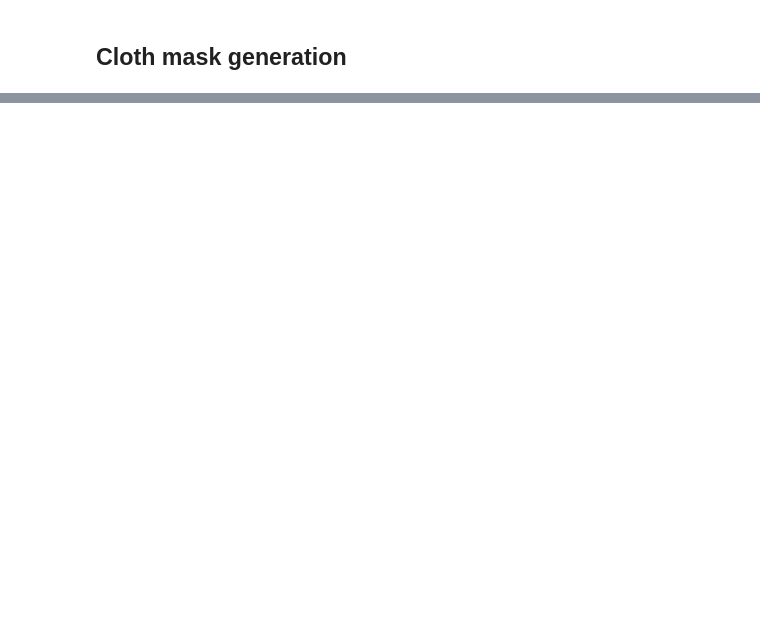
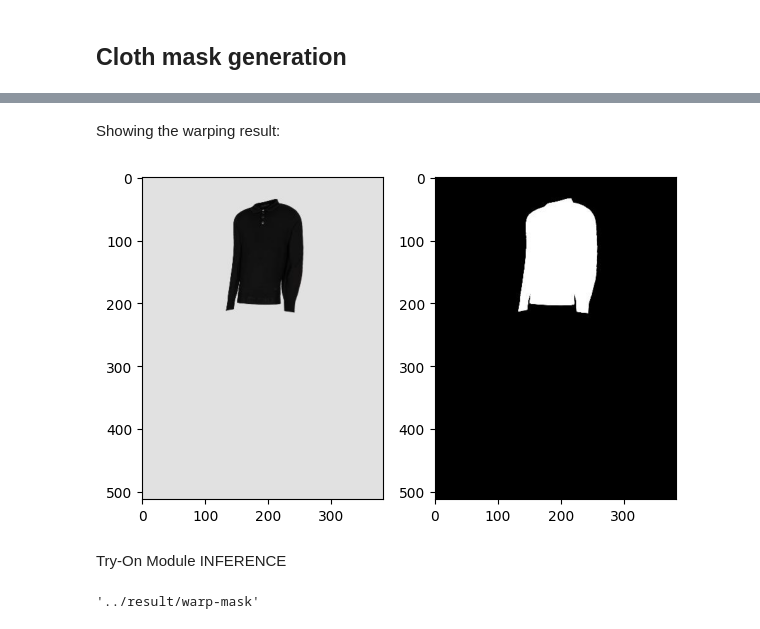
Before and after one commit to felicia-puzone/virtual-try-on-app, a Jupyter notebook: Inference_pipeline_presentation.ipynb, the cells around one changed output, grey strips where cells are left out. Cells and saved outputs as stored; diff of their text form; code cells hidden in the pictures; blank space fills up the shorter version.

Commit message:
added test for cpvton+, fix test, upgrading jupyter nb

```diff
--- a/Inference_pipeline_presentation.ipynb
+++ b/Inference_pipeline_presentation.ipynb
@@ -168,0 +391,21 @@ os.system("bin\OpenPoseDemo.exe --image_dir ./../input_images  --write_json ./..
+# %% [markdown]
+Showing the warping result:
+# %%
+warped_cloth = cv2.imread(r"result/GMM/test/warp-cloth/000179_0.jpg")
+warped_mask = cv2.imread(r"result/GMM/test/warp-mask/000179_0.jpg")
+
+show_list = [warped_cloth, warped_mask]
+
+plot_img_list(show_list)
+# %% [output]
+[figure, added]
+# %% [markdown]
+Try-On Module INFERENCE
+# %%
+warp_cloth = "result/GMM/test/warp-cloth"
+warp_mask = "result/GMM/test/warp-mask"
+
+shutil.copytree(warp_cloth, "../result/warp-cloth", dirs_exist_ok=True)
+shutil.copytree(warp_mask, "../result/warp-mask", dirs_exist_ok=True)
+# %% [output]
+'../result/warp-mask'
```
Also changed, not shown: parts of 32 cells of this notebook, 1 other file.
